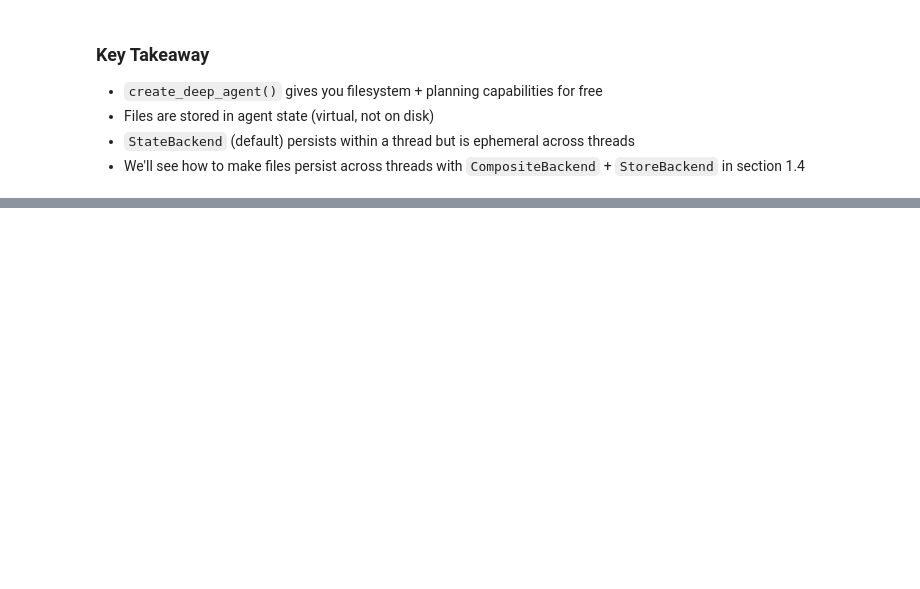
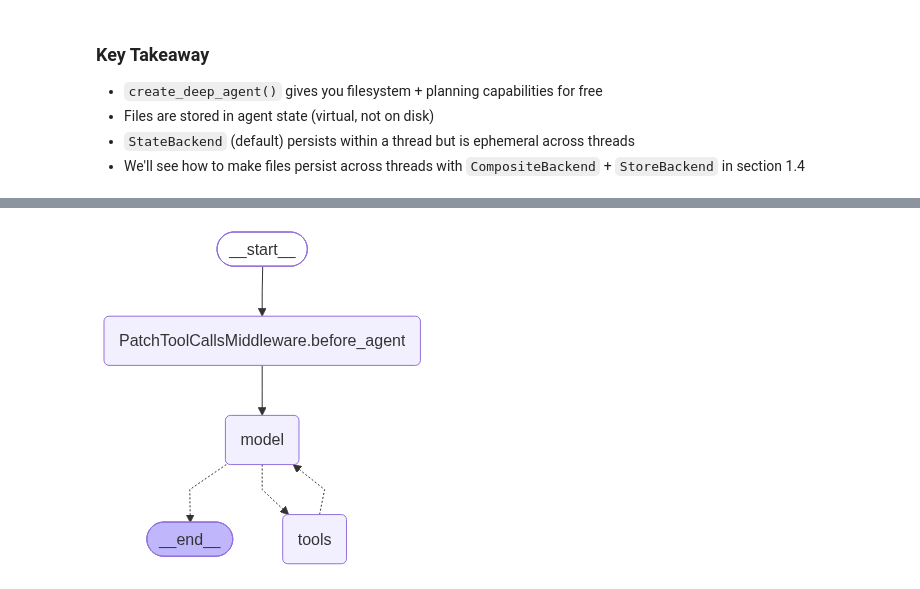
Before and after one commit to langchain-samples/hr-agent-workshop, a Jupyter notebook: modules/01_deep_agents.ipynb, the cells around one changed output, grey strips where cells are left out. Saved outputs shown, nothing was run; the diff lists cells and outputs as text; code cells hidden in the pictures; blank space fills up the shorter version.

```diff
--- a/modules/01_deep_agents.ipynb
+++ b/modules/01_deep_agents.ipynb
@@ -72,8 +101,9 @@ agent
 # %%
-# The agent can already write and read files — these are built-in tools
+# The agent can already write and read files — these are built-in tools.
+# Here it drafts a short onboarding note to a scratch file, then reads it back.
 config = {"configurable": {"thread_id": str(uuid7())}}
 result = agent.invoke({
-    "messages": [{"role": "user", "content": "Write a haiku about AI to /haiku.txt, then read it back to me."}]
+    "messages": [{"role": "user", "content": "Draft a 3-bullet first-week onboarding checklist for a new hire and save it to /onboarding.md, then read it back to me."}]
 }, config=config)
 
 for m in result["messages"]:
@@ -702,0 +441,32 @@ Error in LangChainTracer.on_chain_end callback: TracerException('No indexed run
+# %%
+comp_analyst_subagent = {
+    "name": "comp-analyst",
+    "description": (
+        "Delegate compensation reviews of a whole team. Give one manager_id at a time. "
+        "The subagent lists the reports, checks each against their band, and returns a "
+        "summary of who is below band mid or outside band."
+    ),
+    "system_prompt": (
+        "You are a compensation analyst. Use list_reports to get a manager's team, then "
+        "for each report compare their salary to the band mid/min/max for their job_family "
+        "and level (use get_comp_bands or the salary_band already returned). Flag anyone "
+        "below band mid or outside the band. If a salary is NULL, note it cannot be assessed. "
+        "Return a concise summary — do not open any cases."
+    ),
+    "tools": HR_TOOLS,
+}
+
+agent = create_deep_agent(
+    model=model,
+    tools=HR_TOOLS,
+    system_prompt=(
+        "You are an internal HR assistant and coordinator. For team-wide compensation "
+        "reviews, delegate to the comp-analyst subagent using the task() tool, then "
+        "summarize its findings for the user."
+    ),
+    subagents=[comp_analyst_subagent],
+    checkpointer=MemorySaver(),
+)
+agent
+# %% [output]
+[figure, added]
```
Also changed, not shown: parts of 53 cells of this notebook, 19 other files.
